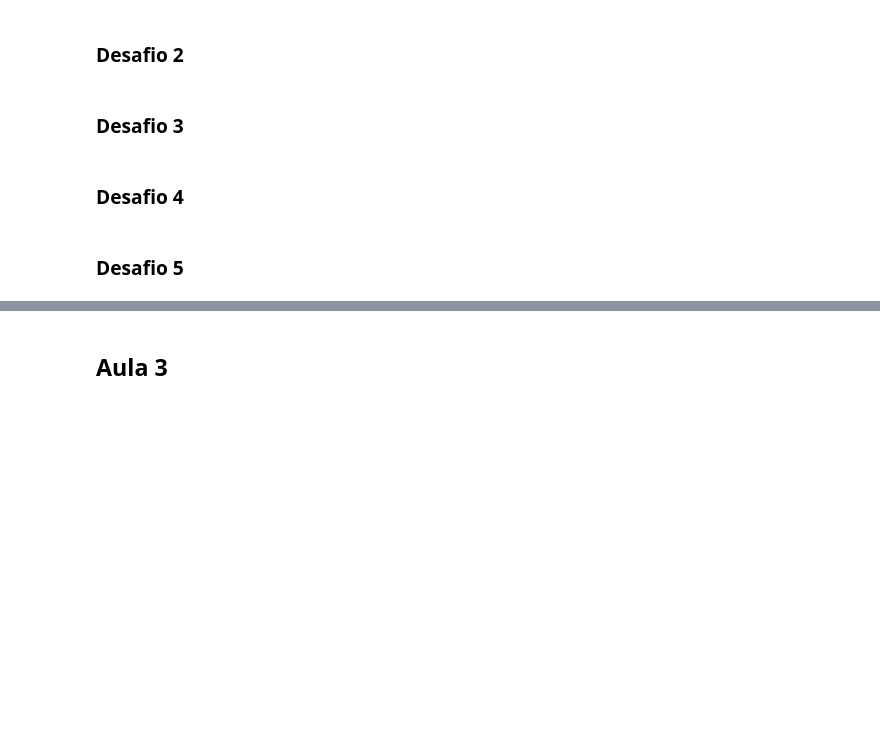
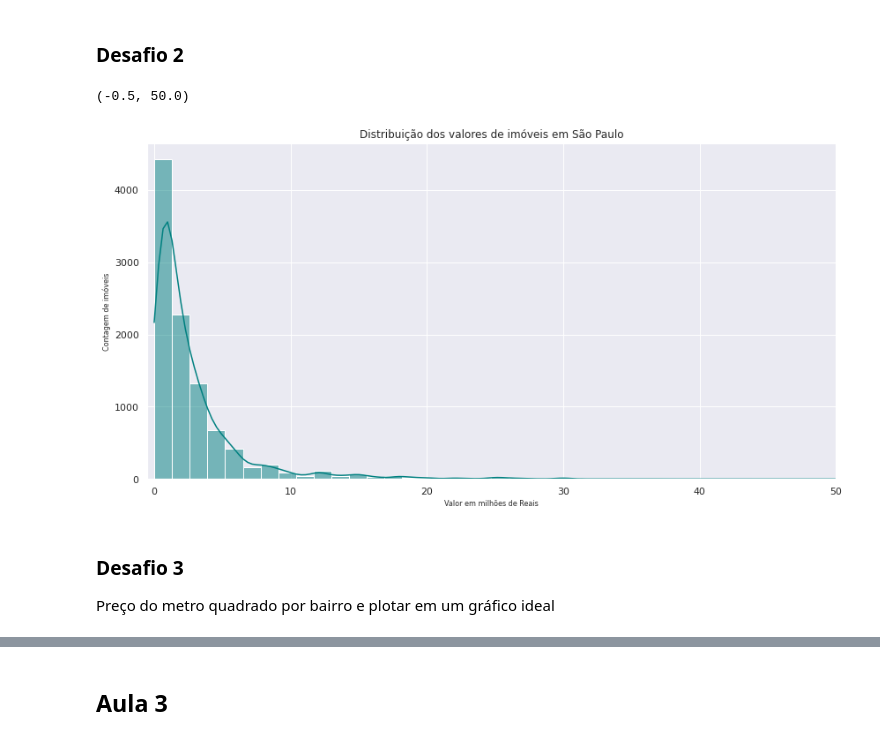
Before and after one commit to kaioschi/imersao_dados_4, a Jupyter notebook: Imersao_dados_4_organizado.ipynb, the cells around one changed output, grey strips where cells are left out. Saved outputs shown, nothing was run; the diff lists cells and outputs as text; code cells hidden in the pictures; blank space fills up the shorter version.

```diff
--- a/Imersao_dados_4_organizado.ipynb
+++ b/Imersao_dados_4_organizado.ipynb
@@ -264,0 +366,4 @@ bairros_top[:10].plot.bar()  # usando um slice para selecionar apenas os 10 prim
+# %%
+dados["Apenas_Rua"] = dados["Rua"].str.extract(r'(^[\w ]+)')  # resultado da extração numa nova coluna do dataframe
+dados["Apenas_Rua"] = dados["Apenas_Rua"].str.lower().str.strip()  # limpando a string e deixando tudo minúsculo
+dados.head()
@@ -387,0 +624,3 @@ Name: Bairro, Length: 394, dtype: int64
+# %%
+dados["Valor_Milhoes"] = dados["Valor"]/1000000  # criando uma nova coluna de Valores de Milhões, e incluindo nela o Valor dividido por 1 milhão
+dados.sample(5)
@@ -388,8 +634,15 @@ Name: Bairro, Length: 394, dtype: int64
 # %% [markdown]
 ### Desafio 2
-# %% [markdown]
-### Desafio 3
-# %% [markdown]
-### Desafio 4
-# %% [markdown]
-### Desafio 5
+# %%
+plt.figure(figsize=(14, 7))
+sns.histplot(data = dados, x = "Valor_Milhoes", kde = True, bins = 50, color = "teal")
+plt.xlabel('Valor em milhões de Reais', fontsize=8)
+plt.ylabel('Contagem de imóveis', fontsize=8)
+plt.title('Distribuição dos valores de imóveis em São Paulo', fontsize=12)
+plt.xlim((-0.5, 50))
+# %% [output]
+(-0.5, 50.0)
+[figure, added]
+# %% [markdown]
+### Desafio 3
+Preço do metro quadrado por bairro e plotar em um gráfico ideal
```
Also changed, not shown: parts of 69 cells of this notebook.
